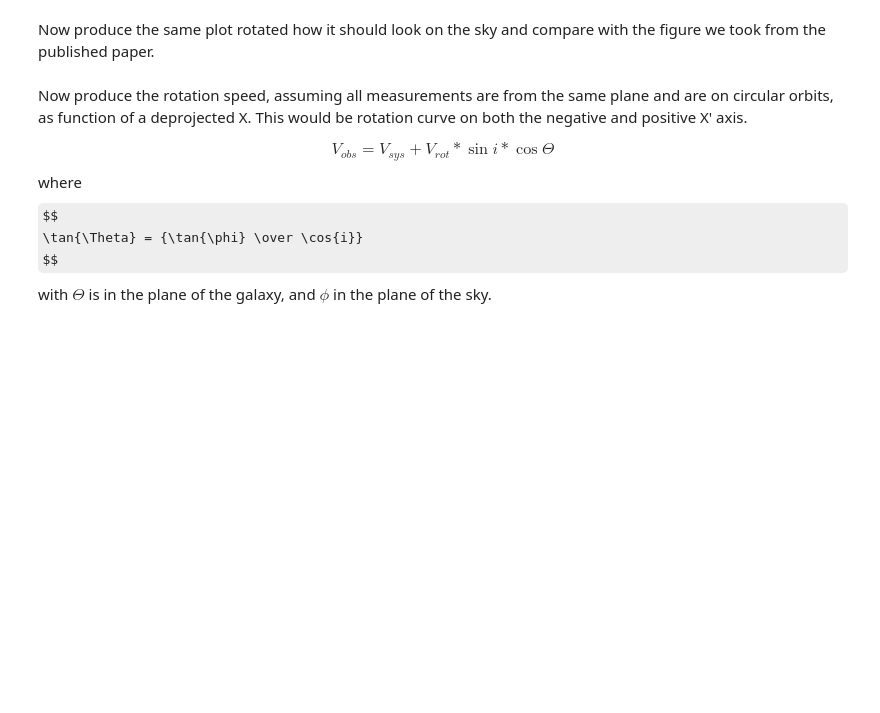
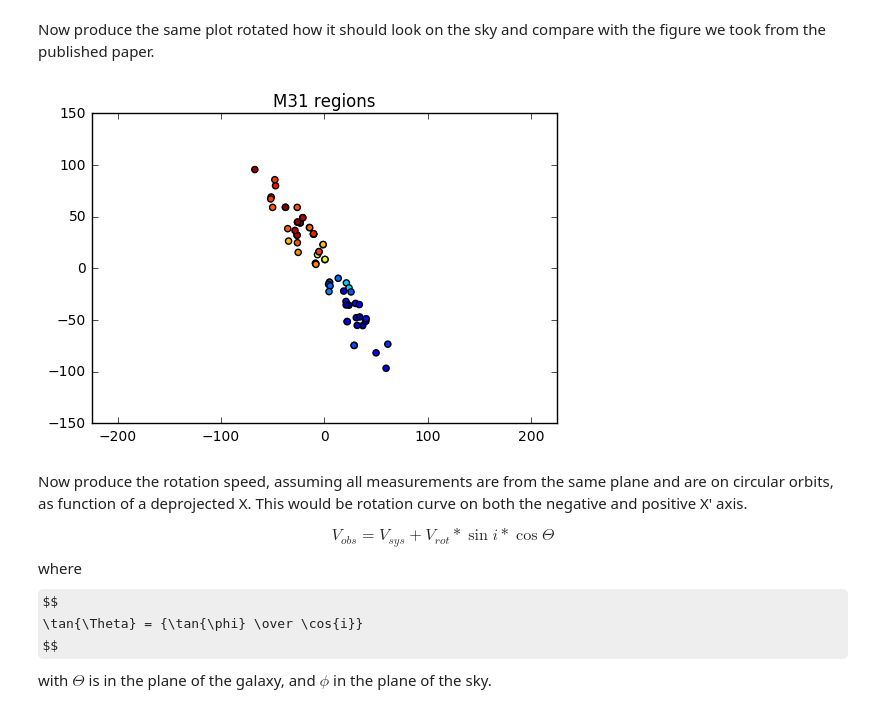
Before and after one commit to astroumd/GradMap, a Jupyter notebook: notebooks/Lectures2017/Lecture4/Lecture4-m31.ipynb, the cells around one changed output. Saved outputs shown, nothing was run; the diff lists cells and outputs as text; code cells hidden in the pictures; some formulas as TeX source; blank space fills up the shorter version.

```diff
--- a/notebooks/Lectures2017/Lecture4/Lecture4-m31.ipynb
+++ b/notebooks/Lectures2017/Lecture4/Lecture4-m31.ipynb
@@ -50,5 +64,18 @@ distance = 670.0    # kpc
 # %% [markdown]
 Now produce the same plot rotated how it should look on the sky and compare with the figure we took from the published paper.
+# %%
+# useful constants for a rotation matrix
+cosp = np.cos(pa * np.pi/180.0)
+sinp = np.sin(pa * np.pi/180.0)
+# rotate all the (x,y) coordinates
+x_sky = -sinp * x + cosp * y
+y_sky =  cosp * x + sinp * y
+# plot
+plt.scatter(x_sky,y_sky,c=vobs)
+plt.axis('equal')
+plt.title('M31 regions');
+# %% [output]
+[figure, added]
 # %% [markdown]
 Now produce the rotation speed, assuming all measurements are from the same plane and are on circular orbits, as function of a deprojected X. This would be rotation curve on both the negative and positive X' axis.
 
```
Also changed, not shown: parts of 20 cells of this notebook.
